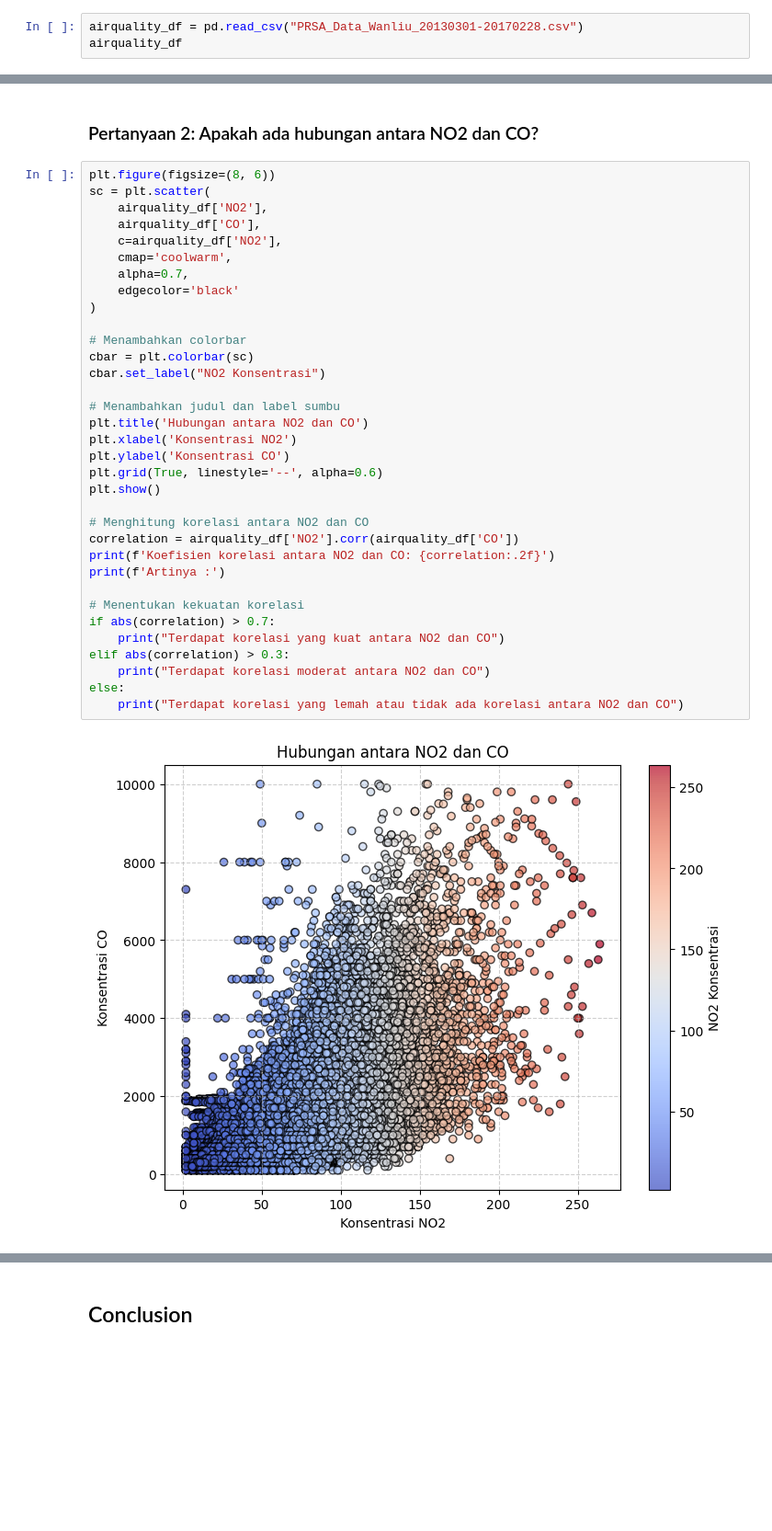
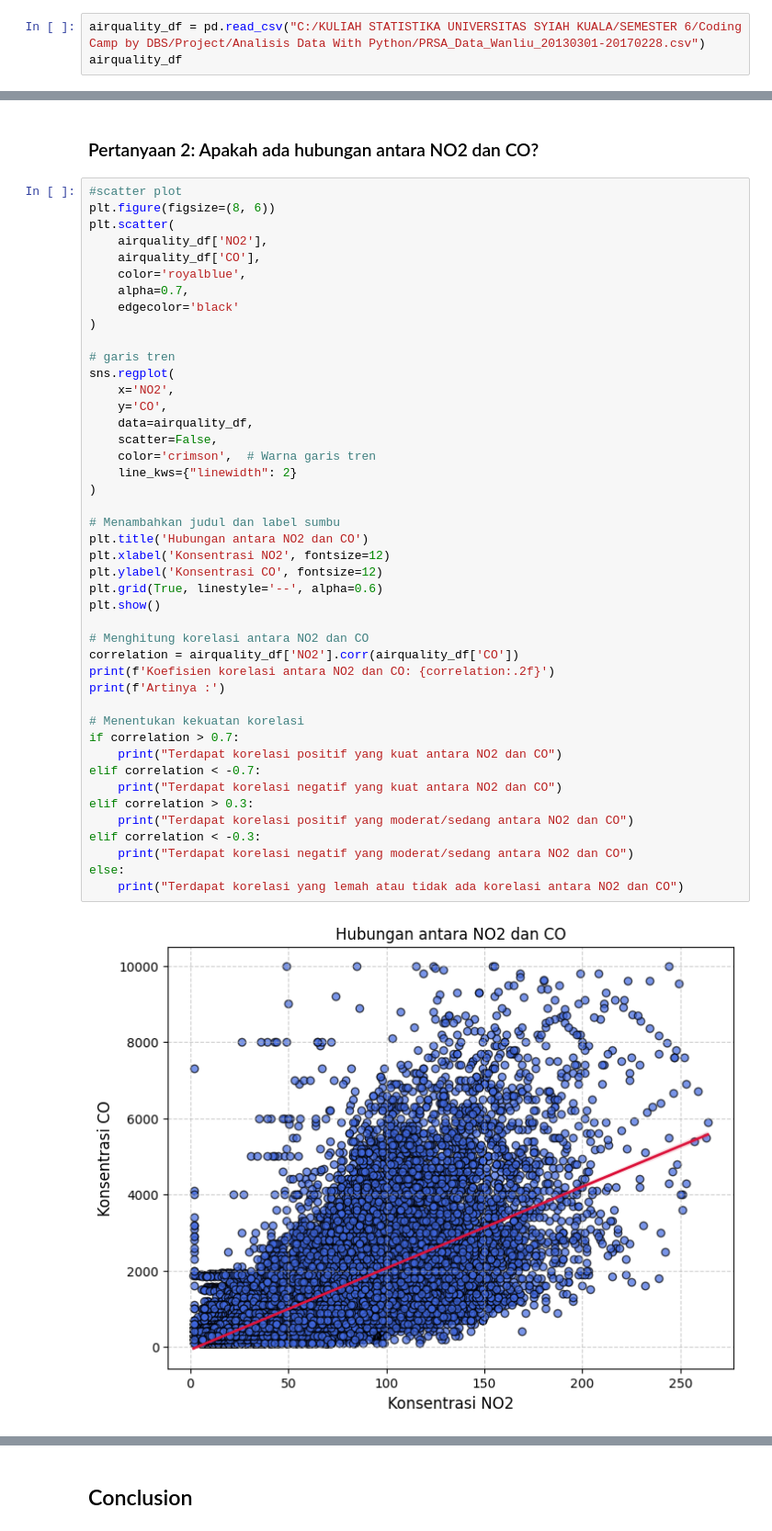
Before and after one commit to dzulqarnaine/Air-Quality-Dashboard-at-Wanliu-Station, a Jupyter notebook: Proyek_Analisis_Data.ipynb, the cells around one changed output, grey strips where cells are left out. Shown at 92% size. Saved outputs shown, nothing was run; the diff lists cells and outputs as text; blank space fills up the shorter version.

```diff
--- a/Proyek_Analisis_Data.ipynb
+++ b/Proyek_Analisis_Data.ipynb
@@ -21,7 +21,7 @@ import seaborn as sns
 # %% [markdown]
 ### Gathering Data
 # %%
-airquality_df = pd.read_csv("PRSA_Data_Wanliu_20130301-20170228.csv")
+airquality_df = pd.read_csv("C:/KULIAH STATISTIKA UNIVERSITAS SYIAH KUALA/SEMESTER 6/Coding Camp by DBS/Project/Analisis Data With Python/PRSA_Data_Wanliu_20130301-20170228.csv")
 airquality_df
 # %% [output]
 |  | No | year | month | day | hour | PM2.5 | PM10 | SO2 | NO2 | CO | O3 | ... |
@@ -274,40 +274,50 @@ plt.show()
 # %% [markdown]
 ### Pertanyaan 2: Apakah ada hubungan antara NO2 dan CO?
 # %%
+#scatter plot
 plt.figure(figsize=(8, 6))
-sc = plt.scatter(
+plt.scatter(
     airquality_df['NO2'],
     airquality_df['CO'],
-    c=airquality_df['NO2'],
-    cmap='coolwarm',
+    color='royalblue',
     alpha=0.7,
     edgecolor='black'
 )
 
-# Menambahkan colorbar
-cbar = plt.colorbar(sc)
-cbar.set_label("NO2 Konsentrasi")
+# garis tren
+sns.regplot(
+    x='NO2',
+    y='CO',
+    data=airquality_df,
+    scatter=False,
+    color='crimson',  # Warna garis tren
+    line_kws={"linewidth": 2}
+)
 
 # Menambahkan judul dan label sumbu
 plt.title('Hubungan antara NO2 dan CO')
-plt.xlabel('Konsentrasi NO2')
-plt.ylabel('Konsentrasi CO')
+plt.xlabel('Konsentrasi NO2', fontsize=12)
+plt.ylabel('Konsentrasi CO', fontsize=12)
 plt.grid(True, linestyle='--', alpha=0.6)
 plt.show()
 
 # Menghitung korelasi antara NO2 dan CO
 correlation = airquality_df['NO2'].corr(airquality_df['CO'])
 print(f'Koefisien korelasi antara NO2 dan CO: {correlation:.2f}')
 print(f'Artinya :')
 
 # Menentukan kekuatan korelasi
-if abs(correlation) > 0.7:
-    print("Terdapat korelasi yang kuat antara NO2 dan CO")
-elif abs(correlation) > 0.3:
-    print("Terdapat korelasi moderat antara NO2 dan CO")
+if correlation > 0.7:
+    print("Terdapat korelasi positif yang kuat antara NO2 dan CO")
+elif correlation < -0.7:
+    print("Terdapat korelasi negatif yang kuat antara NO2 dan CO")
+elif correlation > 0.3:
+    print("Terdapat korelasi positif yang moderat/sedang antara NO2 dan CO")
+elif correlation < -0.3:
+    print("Terdapat korelasi negatif yang moderat/sedang antara NO2 dan CO")
 else:
     print("Terdapat korelasi yang lemah atau tidak ada korelasi antara NO2 dan CO")
 # %% [output]
-[figure, old version]
+[figure, new version]
 Koefisien korelasi antara NO2 dan CO: 0.64
 Artinya :
```
Also changed, not shown: parts of 12 cells of this notebook.
